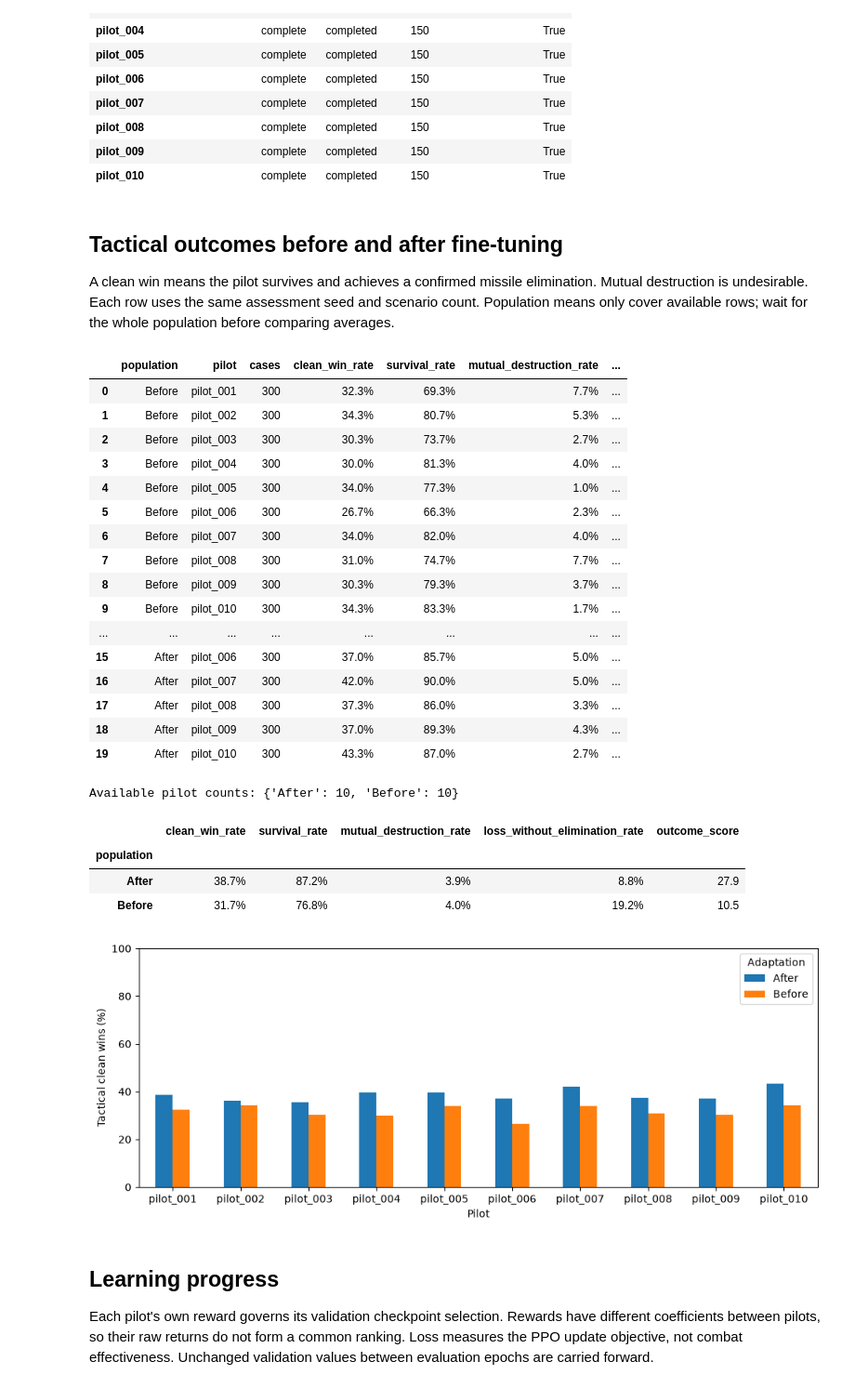
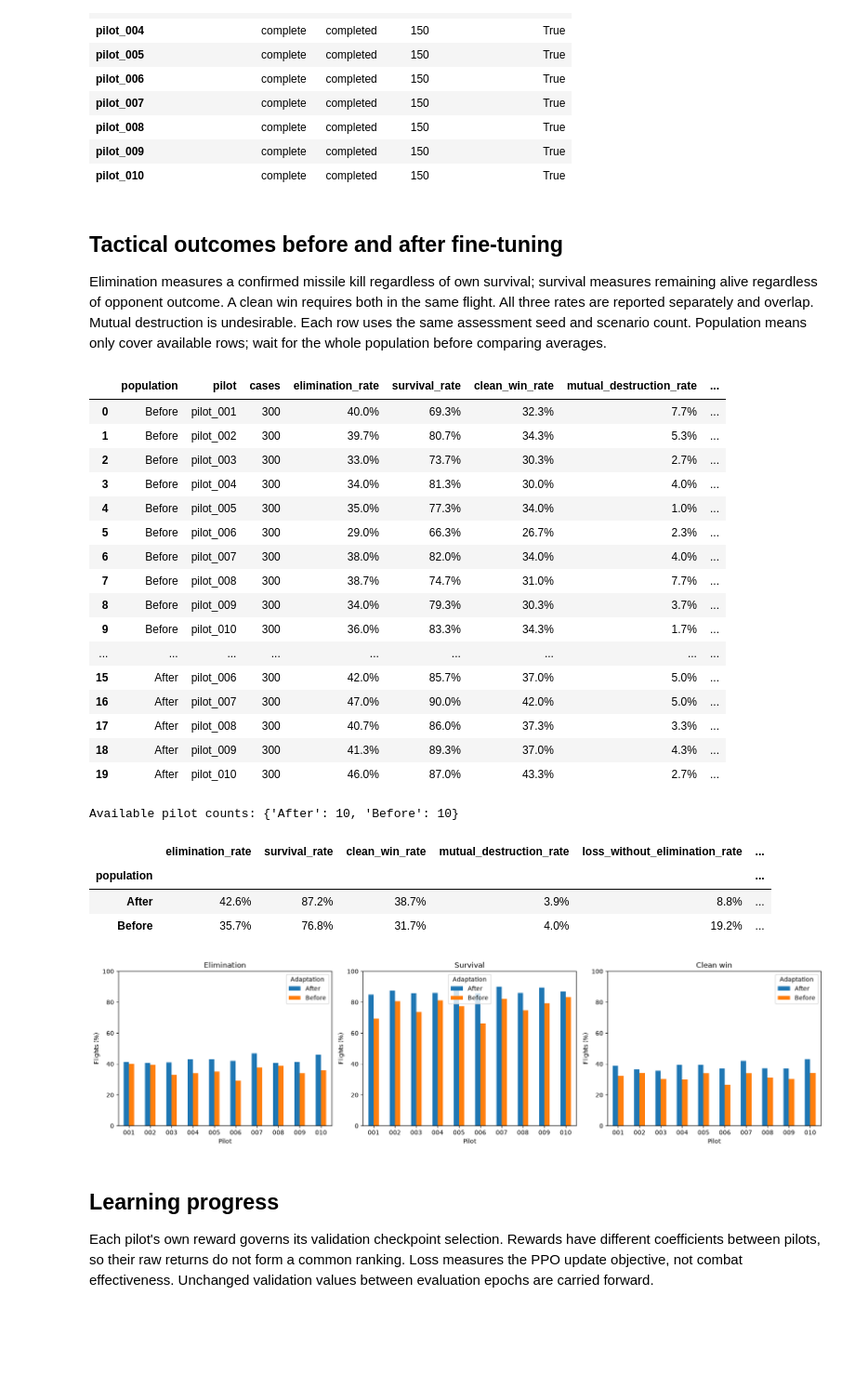
Before and after one commit to Rejn2024/Trajectory_Classification, a Jupyter notebook: notebooks/07_tactical_adaptation.ipynb, the cells around one changed output. Shown at 93% size. Drawn from its saved outputs; the diff is of its cells as text; code cells hidden in the pictures; blank space fills up the shorter version.

Commit message:
docs(results): report elimination and survival before tactical adaptation

```diff
--- a/notebooks/07_tactical_adaptation.ipynb
+++ b/notebooks/07_tactical_adaptation.ipynb
@@ -83,57 +83,60 @@ display(pd.DataFrame(progress).set_index("pilot"))
 # %% [markdown]
 ## Tactical outcomes before and after fine-tuning
 
-A clean win means the pilot survives and achieves a confirmed missile elimination. Mutual destruction is undesirable. Each row uses the same assessment seed and scenario count. Population means only cover available rows; wait for the whole population before comparing averages.
+Elimination measures a confirmed missile kill regardless of own survival; survival measures remaining alive regardless of opponent outcome. A clean win requires both in the same flight. All three rates are reported separately and overlap. Mutual destruction is undesirable. Each row uses the same assessment seed and scenario count. Population means only cover available rows; wait for the whole population before comparing averages.
 # %%
 outcomes = []
 for label, directory in (("Before", "baseline_assessment"), ("After", "adapted_assessment")):
     for file in sorted((JOB / directory).glob("*/evaluation.json")):
         result = read_json(file)
         assert result["opponent_type"] == "tactical"
         summary = result["summary"]
         outcomes.append({"population": label, "pilot": file.parent.name, "cases": summary["scenarios"],
-                         **{name: summary[name] for name in ("clean_win_rate", "survival_rate", "mutual_destruction_rate",
+                         **{name: summary[name] for name in ("elimination_rate", "survival_rate", "clean_win_rate", "mutual_destruction_rate",
                                                           "loss_without_elimination_rate", "outcome_score")}})
 outcome_frame = pd.DataFrame(outcomes)
 if outcome_frame.empty:
     print("The first tactical assessment is still running.")
 else:
     rate_columns = [c for c in outcome_frame if c.endswith("_rate")]
     display(outcome_frame.style.format({**{c: "{:.1%}" for c in rate_columns}, "outcome_score": "{:.1f}"}))
     print("Available pilot counts:", outcome_frame.groupby("population")["pilot"].count().to_dict())
     display(outcome_frame.groupby("population")[rate_columns + ["outcome_score"]].mean().style.format(
         {**{c: "{:.1%}" for c in rate_columns}, "outcome_score": "{:.1f}"}))
-    fig, ax = plt.subplots(figsize=(10, 4))
-    chart = outcome_frame.pivot(index="pilot", columns="population", values="clean_win_rate") * 100
-    chart.plot.bar(ax=ax, rot=0)
-    ax.set(ylabel="Tactical clean wins (%)", xlabel="Pilot", ylim=(0, 100))
-    ax.legend(title="Adaptation")
+    fig, axes = plt.subplots(1, 3, figsize=(17, 4.5))
+    for ax, metric, title in zip(axes, ("elimination_rate", "survival_rate", "clean_win_rate"),
+                               ("Elimination", "Survival", "Clean win")):
+        chart = outcome_frame.pivot(index="pilot", columns="population", values=metric) * 100
+        chart.index = chart.index.str.replace("pilot_", "", regex=False)
+        chart.plot.bar(ax=ax, rot=0)
+        ax.set(ylabel="Flights (%)", xlabel="Pilot", ylim=(0, 100), title=title)
+        ax.legend(title="Adaptation")
     plt.tight_layout()
     plt.show()
 # %% [output]
-|  | population | pilot | cases | clean_win_rate | survival_rate | mutual_destruction_rate | ... |
-| 0 | Before | pilot_001 | 300 | 32.3% | 69.3% | 7.7% | ... |
-| 1 | Before | pilot_002 | 300 | 34.3% | 80.7% | 5.3% | ... |
-| 2 | Before | pilot_003 | 300 | 30.3% | 73.7% | 2.7% | ... |
-| 3 | Before | pilot_004 | 300 | 30.0% | 81.3% | 4.0% | ... |
-| 4 | Before | pilot_005 | 300 | 34.0% | 77.3% | 1.0% | ... |
-| 5 | Before | pilot_006 | 300 | 26.7% | 66.3% | 2.3% | ... |
-| 6 | Before | pilot_007 | 300 | 34.0% | 82.0% | 4.0% | ... |
-| 7 | Before | pilot_008 | 300 | 31.0% | 74.7% | 7.7% | ... |
-| 8 | Before | pilot_009 | 300 | 30.3% | 79.3% | 3.7% | ... |
-| 9 | Before | pilot_010 | 300 | 34.3% | 83.3% | 1.7% | ... |
-| ... | ... | ... | ... | ... | ... | ... | ... |
-| 15 | After | pilot_006 | 300 | 37.0% | 85.7% | 5.0% | ... |
-| 16 | After | pilot_007 | 300 | 42.0% | 90.0% | 5.0% | ... |
-| 17 | After | pilot_008 | 300 | 37.3% | 86.0% | 3.3% | ... |
-| 18 | After | pilot_009 | 300 | 37.0% | 89.3% | 4.3% | ... |
-| 19 | After | pilot_010 | 300 | 43.3% | 87.0% | 2.7% | ... |
+|  | population | pilot | cases | elimination_rate | survival_rate | clean_win_rate | mutual_destruction_rate | ... |
+| 0 | Before | pilot_001 | 300 | 40.0% | 69.3% | 32.3% | 7.7% | ... |
+| 1 | Before | pilot_002 | 300 | 39.7% | 80.7% | 34.3% | 5.3% | ... |
+| 2 | Before | pilot_003 | 300 | 33.0% | 73.7% | 30.3% | 2.7% | ... |
+| 3 | Before | pilot_004 | 300 | 34.0% | 81.3% | 30.0% | 4.0% | ... |
+| 4 | Before | pilot_005 | 300 | 35.0% | 77.3% | 34.0% | 1.0% | ... |
+| 5 | Before | pilot_006 | 300 | 29.0% | 66.3% | 26.7% | 2.3% | ... |
+| 6 | Before | pilot_007 | 300 | 38.0% | 82.0% | 34.0% | 4.0% | ... |
+| 7 | Before | pilot_008 | 300 | 38.7% | 74.7% | 31.0% | 7.7% | ... |
+| 8 | Before | pilot_009 | 300 | 34.0% | 79.3% | 30.3% | 3.7% | ... |
+| 9 | Before | pilot_010 | 300 | 36.0% | 83.3% | 34.3% | 1.7% | ... |
+| ... | ... | ... | ... | ... | ... | ... | ... | ... |
+| 15 | After | pilot_006 | 300 | 42.0% | 85.7% | 37.0% | 5.0% | ... |
+| 16 | After | pilot_007 | 300 | 47.0% | 90.0% | 42.0% | 5.0% | ... |
+| 17 | After | pilot_008 | 300 | 40.7% | 86.0% | 37.3% | 3.3% | ... |
+| 18 | After | pilot_009 | 300 | 41.3% | 89.3% | 37.0% | 4.3% | ... |
+| 19 | After | pilot_010 | 300 | 46.0% | 87.0% | 43.3% | 2.7% | ... |
 Available pilot counts: {'After': 10, 'Before': 10}
-|  | clean_win_rate | survival_rate | mutual_destruction_rate | loss_without_elimination_rate | outcome_score |
-| population |  |  |  |  |  |
-| After | 38.7% | 87.2% | 3.9% | 8.8% | 27.9 |
-| Before | 31.7% | 76.8% | 4.0% | 19.2% | 10.5 |
+|  | elimination_rate | survival_rate | clean_win_rate | mutual_destruction_rate | loss_without_elimination_rate | ... |
+| population |  |  |  |  |  | ... |
+| After | 42.6% | 87.2% | 38.7% | 3.9% | 8.8% | ... |
+| Before | 35.7% | 76.8% | 31.7% | 4.0% | 19.2% | ... |
-[figure, old version]
+[figure, new version]
 # %% [markdown]
 ## Learning progress
 
```
Also changed, not shown: parts of 3 cells of this notebook, 13 other files.
